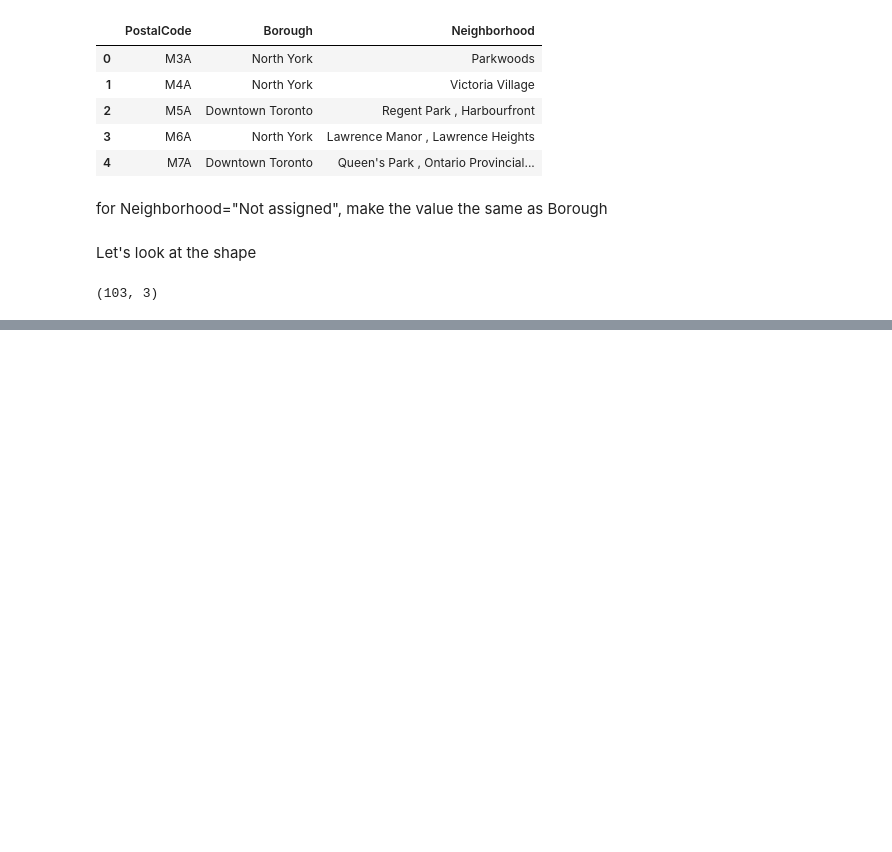
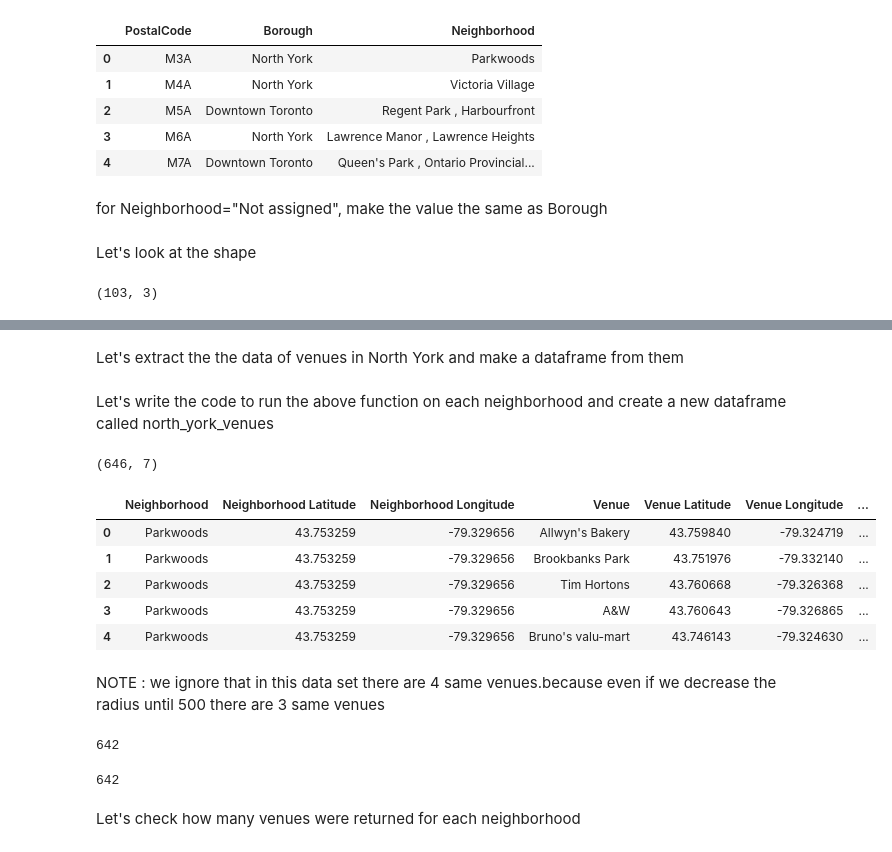
Before and after one commit to kutayk33/IBM_Data_Science_Capstone_Project, a Jupyter notebook: week_3.ipynb, the cells around one changed output, grey strips where cells are left out. Drawn from its saved outputs; the diff is of its cells as text; code cells hidden in the pictures; blank space fills up the shorter version.

```diff
--- a/week_3.ipynb
+++ b/week_3.ipynb
@@ -142,0 +265,8 @@ df.shape
+# %%
+address = 'North York, Toronto'
+
+geolocator = Nominatim(user_agent="ny_explorer")
+location = geolocator.geocode(address)
+latitude = location.latitude
+longitude = location.longitude
+print('The geograpical coordinate of North York are {}, {}.'.format(latitude, longitude))
@@ -142,0 +319,2 @@ df.shape
+# %% [markdown]
+Let's extract the the data of venues in North York and make a dataframe from them
@@ -142,0 +361,2 @@ df.shape
+# %% [markdown]
+Let's write the code to run the above function on each neighborhood and create a new dataframe called north_york_venues
@@ -142,0 +368,23 @@ df.shape
+# %%
+print(north_york_venues.shape)
+north_york_venues.head()
+# %% [output]
+(646, 7)
+|  | Neighborhood | Neighborhood Latitude | Neighborhood Longitude | Venue | Venue Latitude | Venue Longitude | ... |
+| 0 | Parkwoods | 43.753259 | -79.329656 | Allwyn's Bakery | 43.759840 | -79.324719 | ... |
+| 1 | Parkwoods | 43.753259 | -79.329656 | Brookbanks Park | 43.751976 | -79.332140 | ... |
+| 2 | Parkwoods | 43.753259 | -79.329656 | Tim Hortons | 43.760668 | -79.326368 | ... |
+| 3 | Parkwoods | 43.753259 | -79.329656 | A&W | 43.760643 | -79.326865 | ... |
+| 4 | Parkwoods | 43.753259 | -79.329656 | Bruno's valu-mart | 43.746143 | -79.324630 | ... |
+# %% [markdown]
+NOTE : we ignore that in this data set there are 4 same venues.because even if we decrease the radius until 500 there are 3 same venues
+# %%
+north_york_venues['Venue Latitude'].nunique()
+# %% [output]
+642
+# %%
+north_york_venues['Venue Longitude'].nunique()
+# %% [output]
+642
+# %% [markdown]
+Let's check how many venues were returned for each neighborhood
```
Also changed, not shown: parts of 69 cells of this notebook.
